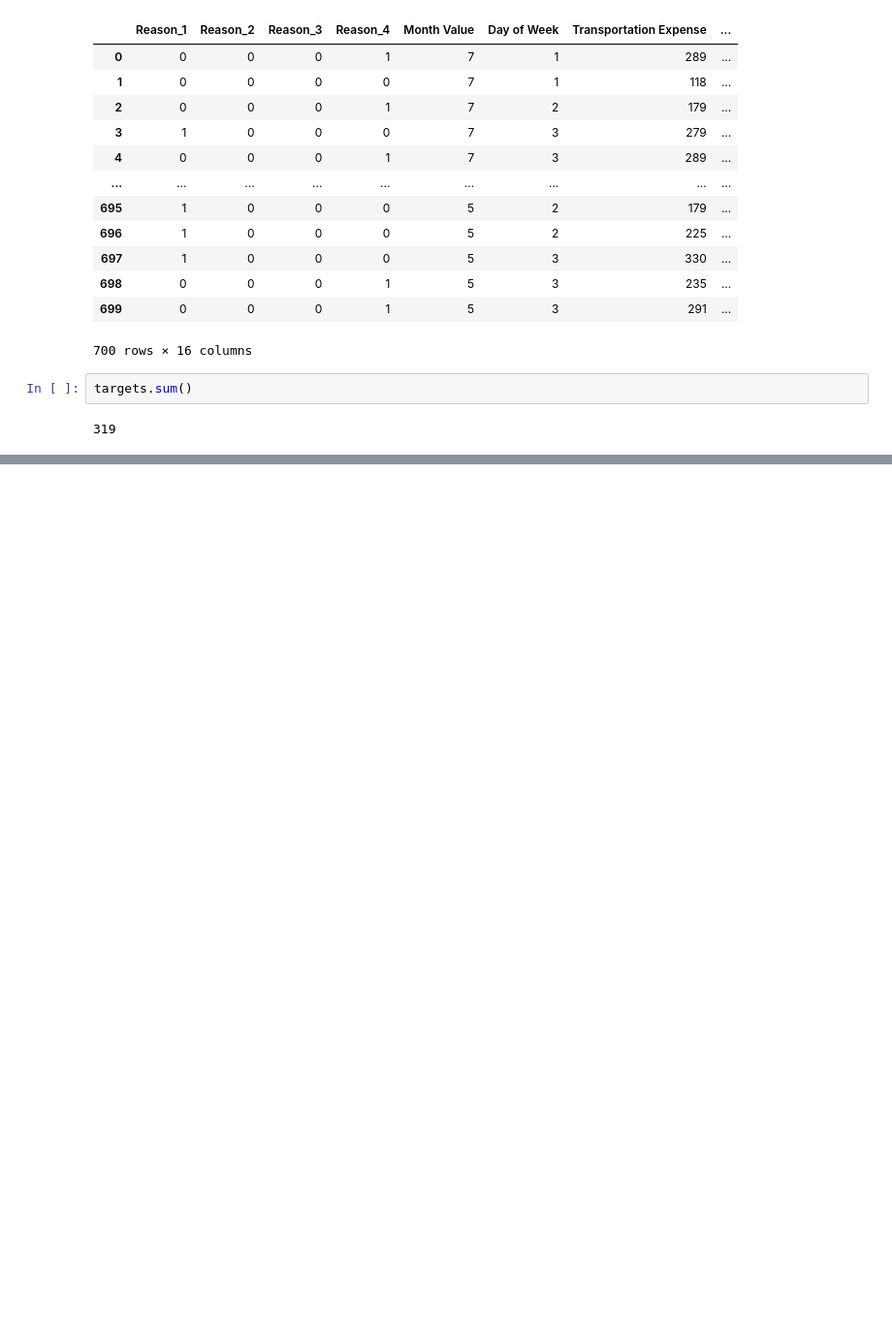
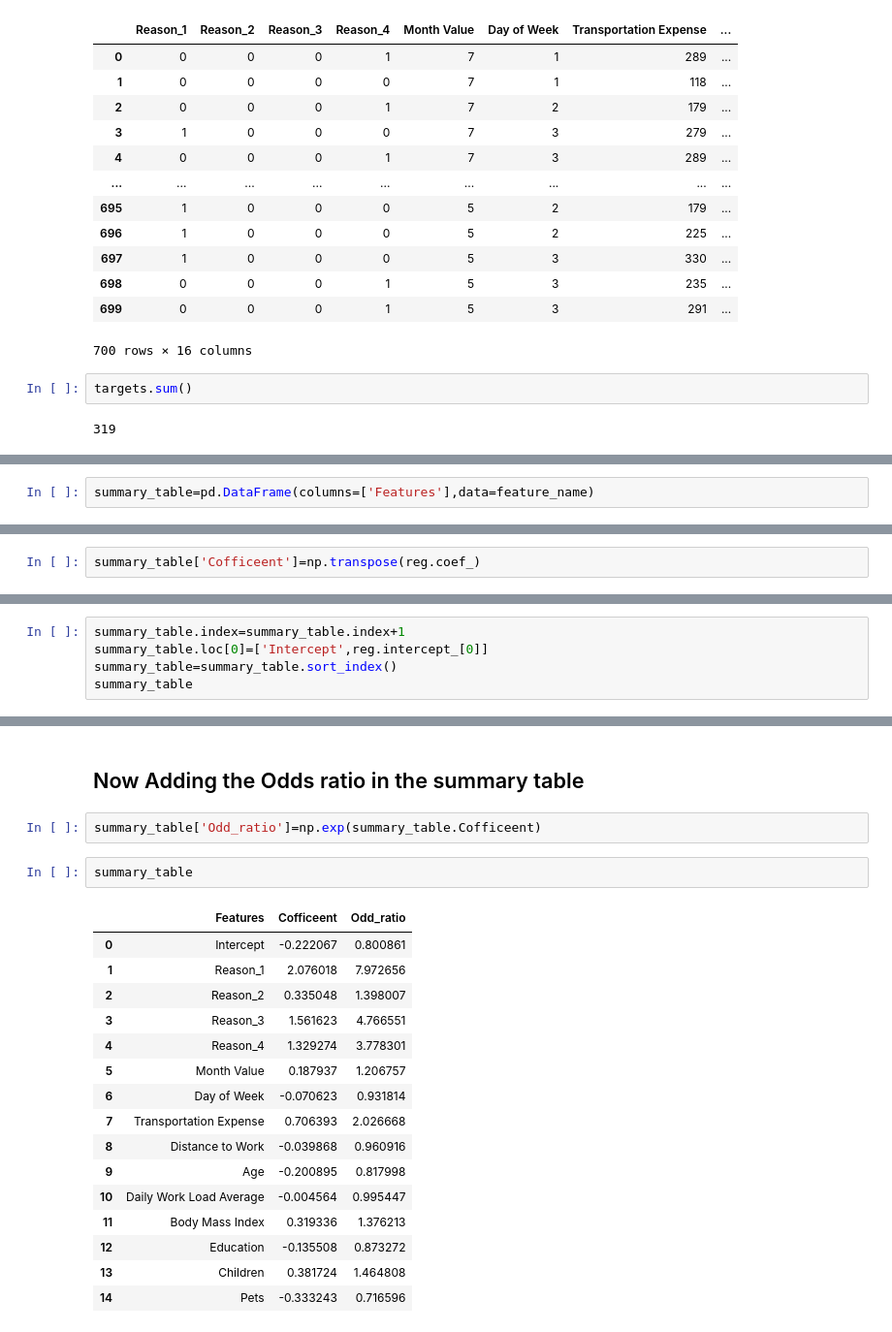
Before and after one commit to sunilbhandari123/project-1, a Jupyter notebook: absenteesim.ipynb, the cells around one changed output, grey strips where cells are left out. Shown: that part at 97% size. Cells and saved outputs as stored; diff of their text form; blank space fills up the shorter version.

Commit message:
Add files via upload
intercept coefficient ,summary table

```diff
--- a/absenteesim.ipynb
+++ b/absenteesim.ipynb
@@ -614,0 +660,2 @@ print(x_test.shape,y_test.shape)
+# %%
+summary_table=pd.DataFrame(columns=['Features'],data=feature_name)
@@ -614,0 +680,2 @@ print(x_test.shape,y_test.shape)
+# %%
+summary_table['Cofficeent']=np.transpose(reg.coef_)
@@ -614,0 +702,5 @@ print(x_test.shape,y_test.shape)
+# %%
+summary_table.index=summary_table.index+1
+summary_table.loc[0]=['Intercept',reg.intercept_[0]]
+summary_table=summary_table.sort_index()
+summary_table
@@ -614,0 +724,23 @@ print(x_test.shape,y_test.shape)
+# %% [markdown]
+## Now Adding the Odds ratio in the summary table
+# %%
+summary_table['Odd_ratio']=np.exp(summary_table.Cofficeent)
+# %%
+summary_table
+# %% [output]
+|  | Features | Cofficeent | Odd_ratio |
+| 0 | Intercept | -0.222067 | 0.800861 |
+| 1 | Reason_1 | 2.076018 | 7.972656 |
+| 2 | Reason_2 | 0.335048 | 1.398007 |
+| 3 | Reason_3 | 1.561623 | 4.766551 |
+| 4 | Reason_4 | 1.329274 | 3.778301 |
+| 5 | Month Value | 0.187937 | 1.206757 |
+| 6 | Day of Week | -0.070623 | 0.931814 |
+| 7 | Transportation Expense | 0.706393 | 2.026668 |
+| 8 | Distance to Work | -0.039868 | 0.960916 |
+| 9 | Age | -0.200895 | 0.817998 |
+| 10 | Daily Work Load Average | -0.004564 | 0.995447 |
+| 11 | Body Mass Index | 0.319336 | 1.376213 |
+| 12 | Education | -0.135508 | 0.873272 |
+| 13 | Children | 0.381724 | 1.464808 |
+| 14 | Pets | -0.333243 | 0.716596 |
```
Also changed, not shown: parts of 45 cells of this notebook.
